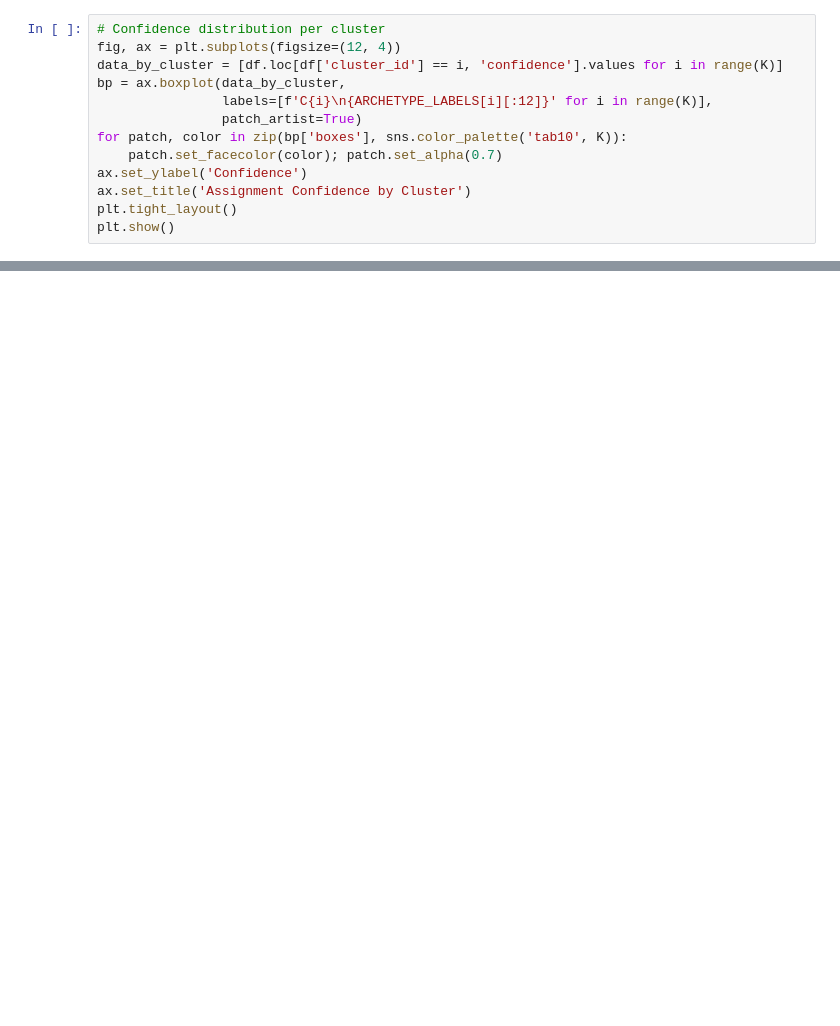
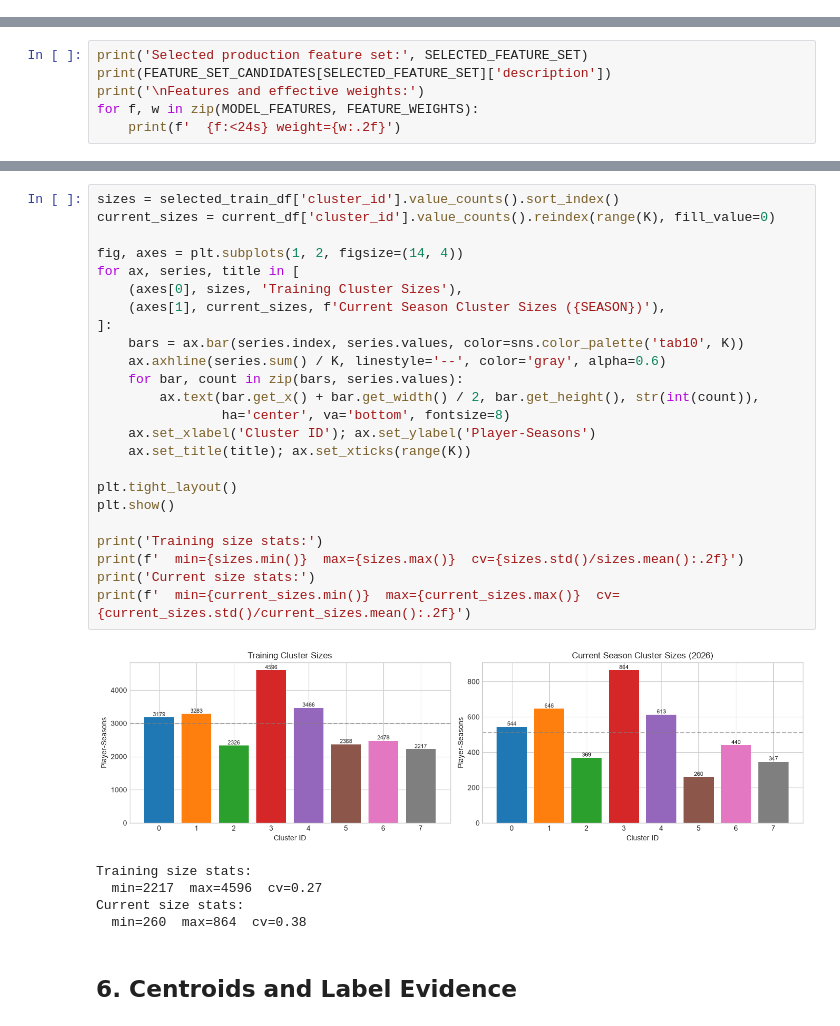
Before and after one commit to shanthg01/MIDS210-Capstone, a Jupyter notebook: notebooks/models/player_clustering.ipynb, the cells around one changed output, grey strips where cells are left out. Cells and saved outputs as stored; diff of their text form; blank space fills up the shorter version.

Commit message:
Clustering + documentation updates

```diff
--- a/notebooks/models/player_clustering.ipynb
+++ b/notebooks/models/player_clustering.ipynb
@@ -394,13 +0,0 @@ plt.show()
-# %%
-# Confidence distribution per cluster
-fig, ax = plt.subplots(figsize=(12, 4))
-data_by_cluster = [df.loc[df['cluster_id'] == i, 'confidence'].values for i in range(K)]
-bp = ax.boxplot(data_by_cluster,
-                labels=[f'C{i}\n{ARCHETYPE_LABELS[i][:12]}' for i in range(K)],
-                patch_artist=True)
-for patch, color in zip(bp['boxes'], sns.color_palette('tab10', K)):
-    patch.set_facecolor(color); patch.set_alpha(0.7)
-ax.set_ylabel('Confidence')
-ax.set_title('Assignment Confidence by Cluster')
-plt.tight_layout()
-plt.show()
@@ -720,0 +458,6 @@ Registry: staging — player-clustering v2 → Staging (Δ=+0.7%)
+# %%
+print('Selected production feature set:', SELECTED_FEATURE_SET)
+print(FEATURE_SET_CANDIDATES[SELECTED_FEATURE_SET]['description'])
+print('\nFeatures and effective weights:')
+for f, w in zip(MODEL_FEATURES, FEATURE_WEIGHTS):
+    print(f'  {f:<24s} weight={w:.2f}')
@@ -720,0 +610,32 @@ Registry: staging — player-clustering v2 → Staging (Δ=+0.7%)
+# %%
+sizes = selected_train_df['cluster_id'].value_counts().sort_index()
+current_sizes = current_df['cluster_id'].value_counts().reindex(range(K), fill_value=0)
+
+fig, axes = plt.subplots(1, 2, figsize=(14, 4))
+for ax, series, title in [
+    (axes[0], sizes, 'Training Cluster Sizes'),
+    (axes[1], current_sizes, f'Current Season Cluster Sizes ({SEASON})'),
+]:
+    bars = ax.bar(series.index, series.values, color=sns.color_palette('tab10', K))
+    ax.axhline(series.sum() / K, linestyle='--', color='gray', alpha=0.6)
+    for bar, count in zip(bars, series.values):
+        ax.text(bar.get_x() + bar.get_width() / 2, bar.get_height(), str(int(count)),
+                ha='center', va='bottom', fontsize=8)
+    ax.set_xlabel('Cluster ID'); ax.set_ylabel('Player-Seasons')
+    ax.set_title(title); ax.set_xticks(range(K))
+
+plt.tight_layout()
+plt.show()
+
+print('Training size stats:')
+print(f'  min={sizes.min()}  max={sizes.max()}  cv={sizes.std()/sizes.mean():.2f}')
+print('Current size stats:')
+print(f'  min={current_sizes.min()}  max={current_sizes.max()}  cv={current_sizes.std()/current_sizes.mean():.2f}')
+# %% [output]
+[figure, added]
+Training size stats:
+  min=2217  max=4596  cv=0.27
+Current size stats:
+  min=260  max=864  cv=0.38
+# %% [markdown]
+## 6. Centroids and Label Evidence
```
Also changed, not shown: parts of 63 cells of this notebook, 23 other files.
